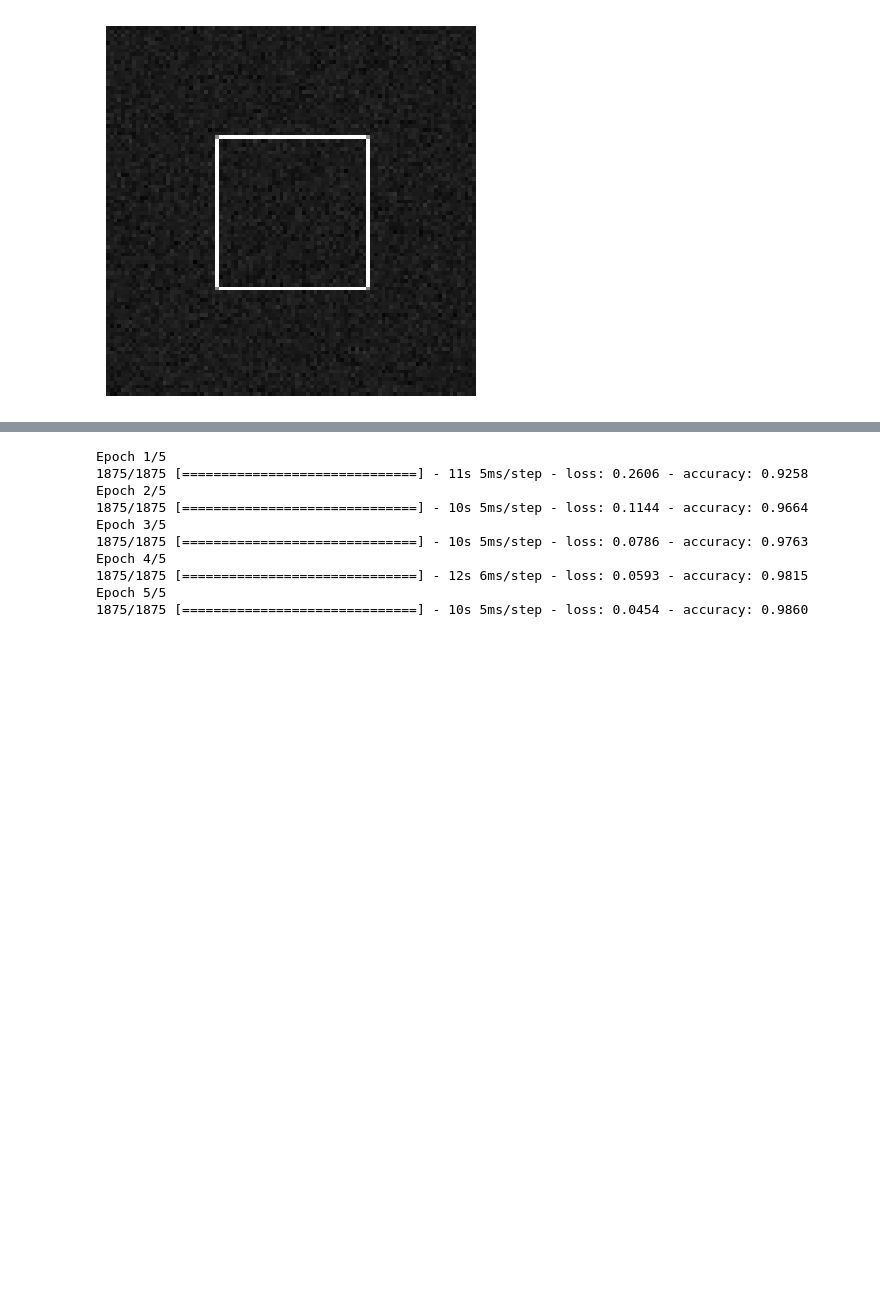
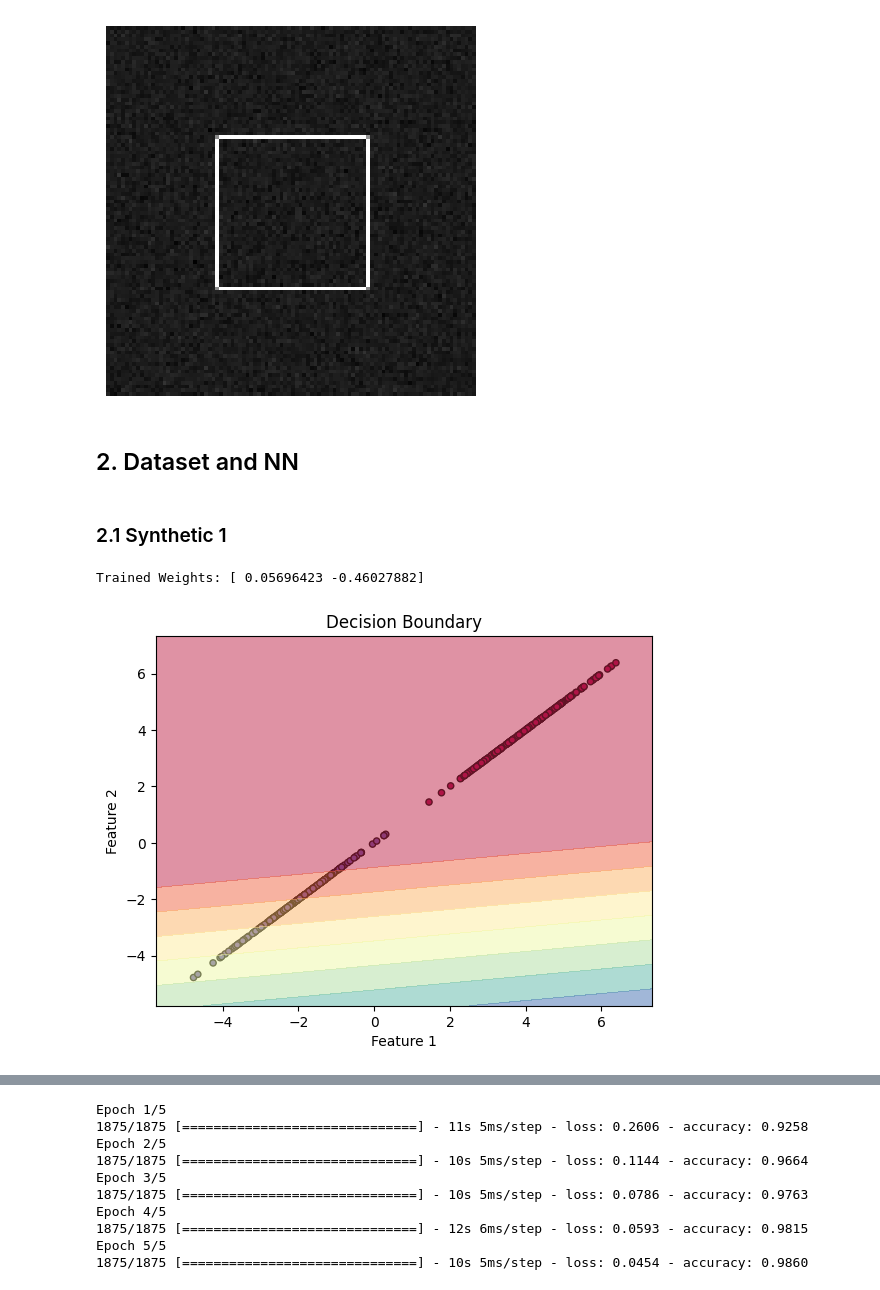
Before and after one commit to duydl/sc-designs, a Jupyter notebook: script/analysis.ipynb, the cells around one changed output, grey strips where cells are left out. Cells and saved outputs as stored; diff of their text form; code cells hidden in the pictures; blank space fills up the shorter version.

```diff
--- a/analysis.ipynb
+++ b/script/analysis.ipynb
@@ -94,3 +96,72 @@ plt.axis('off')
 plt.show()
 # %% [output]
 [figure]
+# %% [markdown]
+## 2. Dataset and NN
+# %% [markdown]
+### 2.1 Synthetic 1
+# %%
+# Define the tanh activation function
+def func(x):
+    return np.maximum(0,x)
+    # return np.tanh(x)
+
+# Forward operation for a single hidden layer neural network with tanh activation
+def forward(weights, inputs):
+    activations = func(np.dot(inputs, weights))
+    return activations
+
+# Synthetic dataset generation (same as before)
+np.random.seed(0)
+num_samples = 200
+cluster1 = np.random.randn(num_samples, 1) + np.array([4, 4])
+cluster2 = np.random.randn(num_samples, 1) + np.array([-2, -2])
+X = np.vstack([cluster1, cluster2])
+y = np.hstack([np.zeros(num_samples), np.ones(num_samples)])
+
+# Neural network training
+learning_rate = 0.01
+num_epochs = 1000
+
+# Initialize weights randomly (you may need to adjust the shape)
+# For simplicity, we assume a single-layer network with two weights.
+weights = np.random.randn(2)
+
+for epoch in range(num_epochs):
+    for i in range(len(X)):
+        # Forward pass to get predictions
+        prediction = forward(weights, X[i])
+
+        # Calculate the error (assuming binary cross-entropy loss)
+        error = -(y[i] * np.log(prediction) + (1 - y[i]) * np.log(1 - prediction))
+
+        # Compute the gradient (assuming a simple gradient)
+        gradient = (prediction - y[i]) * X[i]
+
+        # Update weights using gradient descent
+        weights -= learning_rate * gradient
+
+    # Calculate and print the average loss for this epoch
+    average_loss = np.mean(error)
+    # print(f"Epoch {epoch+1}/{num_epochs}, Average Loss: {average_loss:.4f}")
+
+# Print the final trained weights
+print("Trained Weights:", weights)
+# Plot the synthetic dataset points
+plt.scatter(X[:, 0], X[:, 1], c=y, cmap=plt.cm.Spectral, marker='o', edgecolor='k', s=20)
+plt.xlabel("Feature 1")
+plt.ylabel("Feature 2")
+
+# Plot the decision boundary (reduce the step size)
+x_min, x_max = X[:, 0].min() - 1, X[:, 0].max() + 1
+y_min, y_max = X[:, 1].min() - 1, X[:, 1].max() + 1
+xx, yy = np.meshgrid(np.arange(x_min, x_max, 0.1), np.arange(y_min, y_max, 0.1))
+Z = forward(weights, np.c_[xx.ravel(), yy.ravel()])
+Z = Z.reshape(xx.shape)
+
+plt.contourf(xx, yy, Z, cmap=plt.cm.Spectral, alpha=0.5)
+plt.title("Decision Boundary")
+plt.show()
+# %% [output]
+Trained Weights: [ 0.05696423 -0.46027882]
+[figure, added]
```
Also changed, not shown: parts of 8 cells of this notebook, 30 other files.
